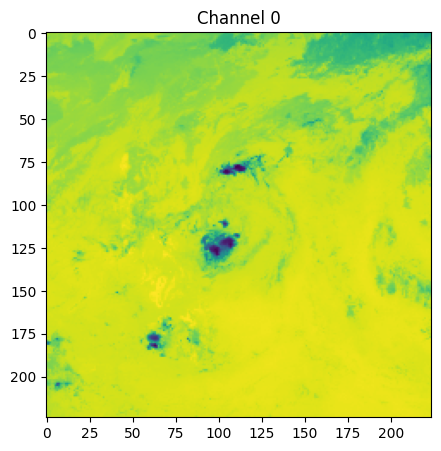
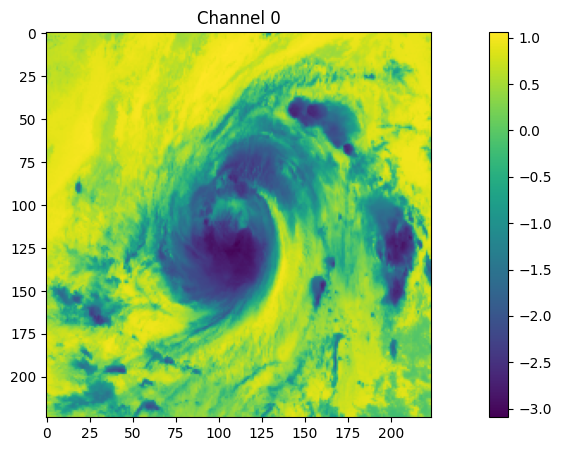
The notebook cell's code change between the first figure and the second:
--- before
+++ after
@@ -1,6 +1,7 @@
 import matplotlib.pyplot as plt
 
-img, label = test_ds[22]
-img = img.numpy().transpose(1, 2, 0)
+img = sample.numpy().transpose(1, 2, 0)
+# img, label = test_ds[22]
+# img = img.numpy().transpose(1, 2, 0)
 plt.figure(figsize=(15, 5))  # Increase the figure size for larger images
 for i in range(img.shape[2]):
@@ -12,4 +13,5 @@
 
 plt.imshow(img)
+plt.colorbar()
 plt.show()
 

Commit: Hyperview norm updates